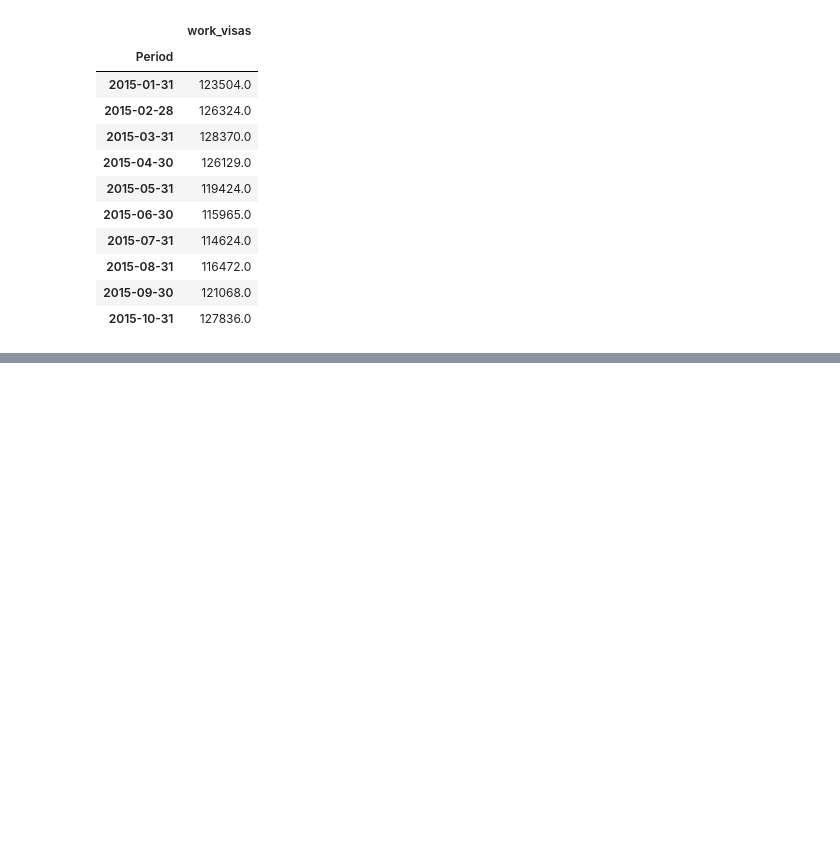
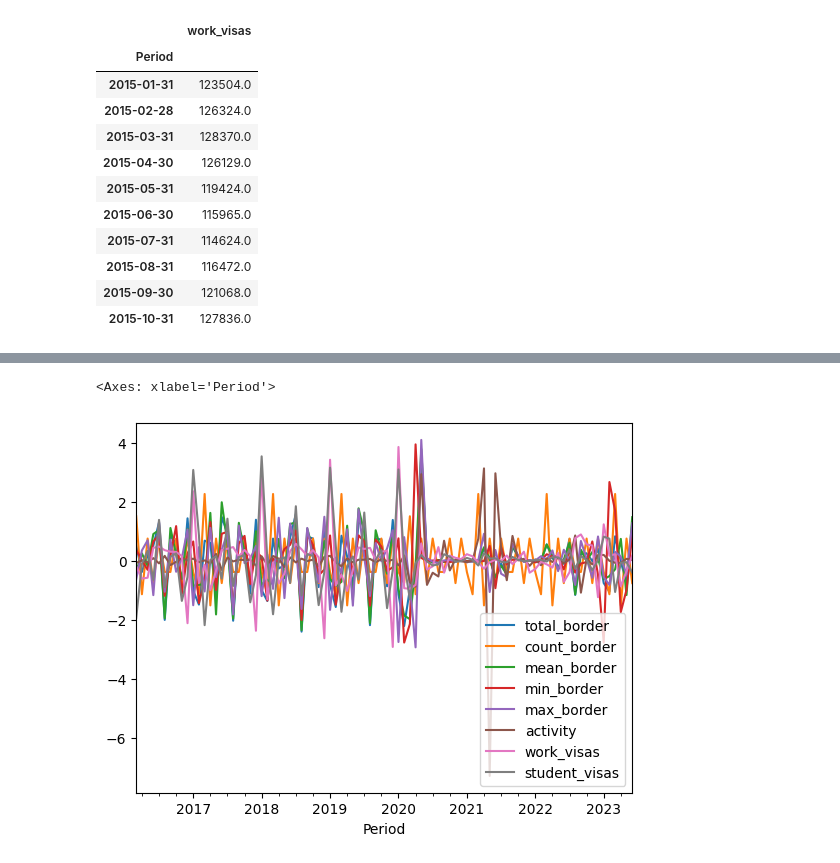
Before and after one commit to Avelas/DATA471_2302_TS_PROJ, a Jupyter notebook: DATA471_ts_proj.ipynb, the cells around one changed output, grey strips where cells are left out. Cells and saved outputs as stored; diff of their text form; code cells hidden in the pictures; blank space fills up the shorter version.

```diff
--- a/DATA471_ts_proj.ipynb
+++ b/DATA471_ts_proj.ipynb
@@ -120,0 +123,20 @@ work_df.head(10)
+# %%
+def diff_n(df, n=1):
+    df = df.copy()
+    for i in range(n):
+        df = df.diff().dropna()
+    #print(f"Differenced {n} times")
+    return df
+
+def diff_inv(df, raw, scaler):#, n=2):
+    df2 = pd.DataFrame(scaler.inverse_transform(df),
+                       columns=df.columns,
+                       index  =df.index)
+    #for i in range(n):
+    df3 = df2.cumsum() + raw[raw.index < df2.index[0]].iloc[-1]
+    # doesn't work quite right yet [[]]
+    return df3
+
+def dft(series):
+    #print(f"Augmented Dickey-Fuller test, p-value == {round(adfuller(series)[1], 3)} \t\t (p-value < 0.05 suggests stationarity)\n")
+    return round(adfuller(series)[1], 5)
@@ -120,0 +161,13 @@ work_df.head(10)
+# %%
+from sklearn.preprocessing import StandardScaler
+scaler = StandardScaler()
+
+def xform_ts(df, scaler):
+    df2a = diff_n(df.copy(), 2)
+    df2b = pd.DataFrame(scaler.fit_transform(df2a),
+                        columns=df2a.columns,
+                        index  =df2a.index)
+    return df2b
+
+df2 = xform_ts(df, scaler)
+df2
@@ -120,0 +189,5 @@ work_df.head(10)
+# %%
+df2.plot()
+# %% [output]
+<Axes: xlabel='Period'>
+[figure, added]
```
Also changed, not shown: parts of 22 cells of this notebook.
